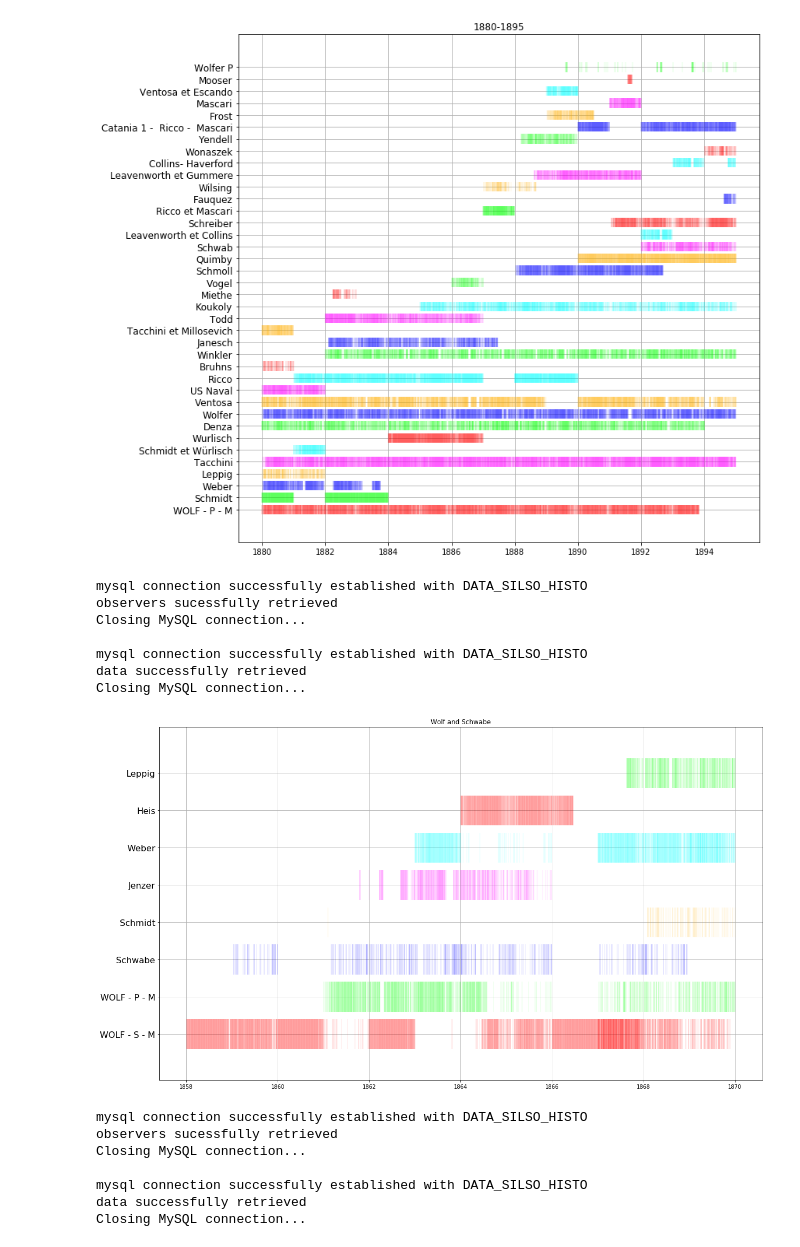
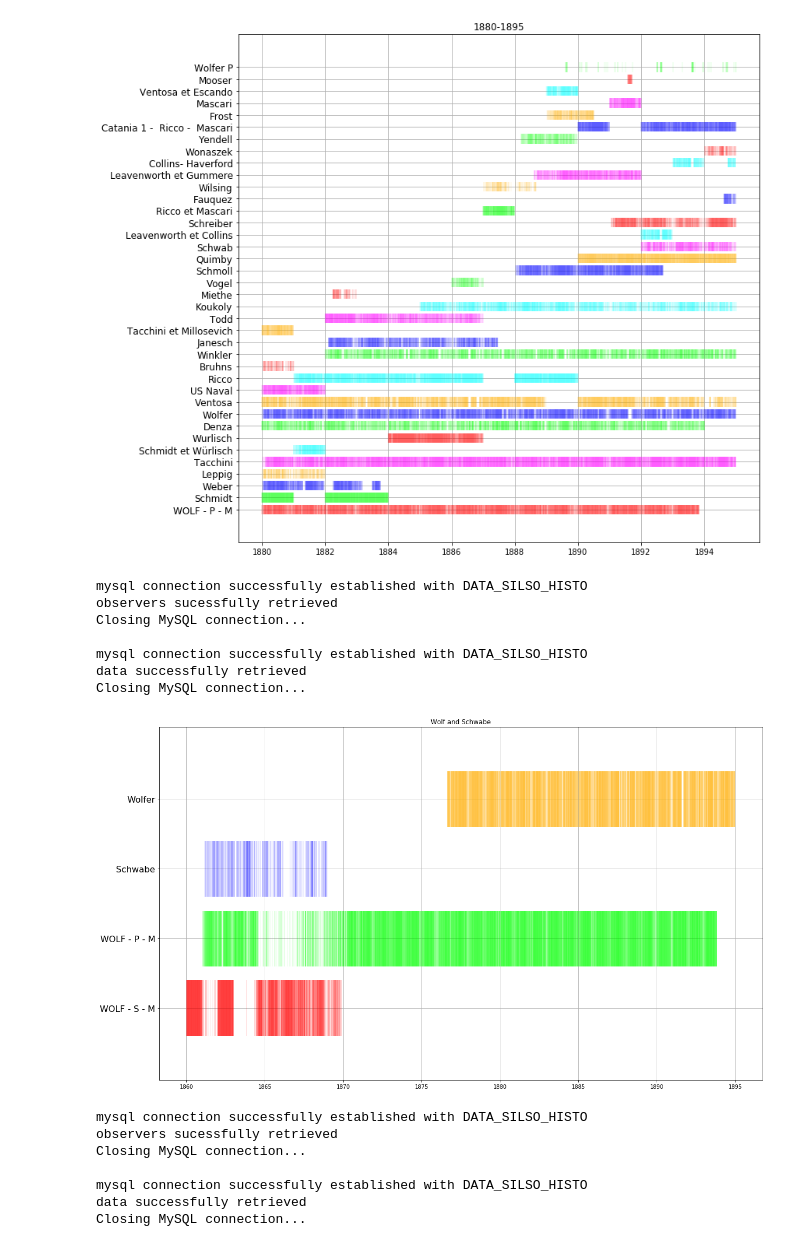
Before and after one commit to dcxSt/DATA_SILSO_HISTO_search, a Jupyter notebook: Frequency and number of observation plots.ipynb, the cells around one changed output. Cells and saved outputs as stored; diff of their text form; code cells hidden in the pictures.

```diff
--- a/Frequency and number of observation plots.ipynb
+++ b/Frequency and number of observation plots.ipynb
@@ -51,20 +51,20 @@ data successfully retrieved
 Closing MySQL connection...
 [figure]
 # %%
-event_plot(observer_aliases=["WOLF - P - M","WOLF - S - M","Schwabe","Jenzer","Heis",
-                             "Schmidt","Leppig","Weber"],
+event_plot(observer_aliases=["WOLF - P - M","WOLF - S - M","Schwabe",
+                             "Wolfer"],
            figsize=(20,12),gridlines=True,fontsize=16,title="Wolf and Schwabe",
-           interval=["1858-01-01","1870-01-01"])#,
+           interval=["1860-01-01","1895-01-01"])#,
            #save_as="figures/wolf_and_schwabe_eventplot_1860_1870.png")
 # %% [output]
 mysql connection successfully established with DATA_SILSO_HISTO
 observers sucessfully retrieved
 Closing MySQL connection...
 
 mysql connection successfully established with DATA_SILSO_HISTO
 data successfully retrieved
 Closing MySQL connection...
-[figure, old version]
+[figure, new version]
 # %%
 event_plot(observer_aliases=["WOLF - P - M","WOLF - S - M","Schwabe","Jenzer","Flaugergues","Staudacher"],
            figsize=(20,12),gridlines=True,fontsize=16,title="Wolf and Schwabe",
```
Also changed, not shown: 4 other files.
